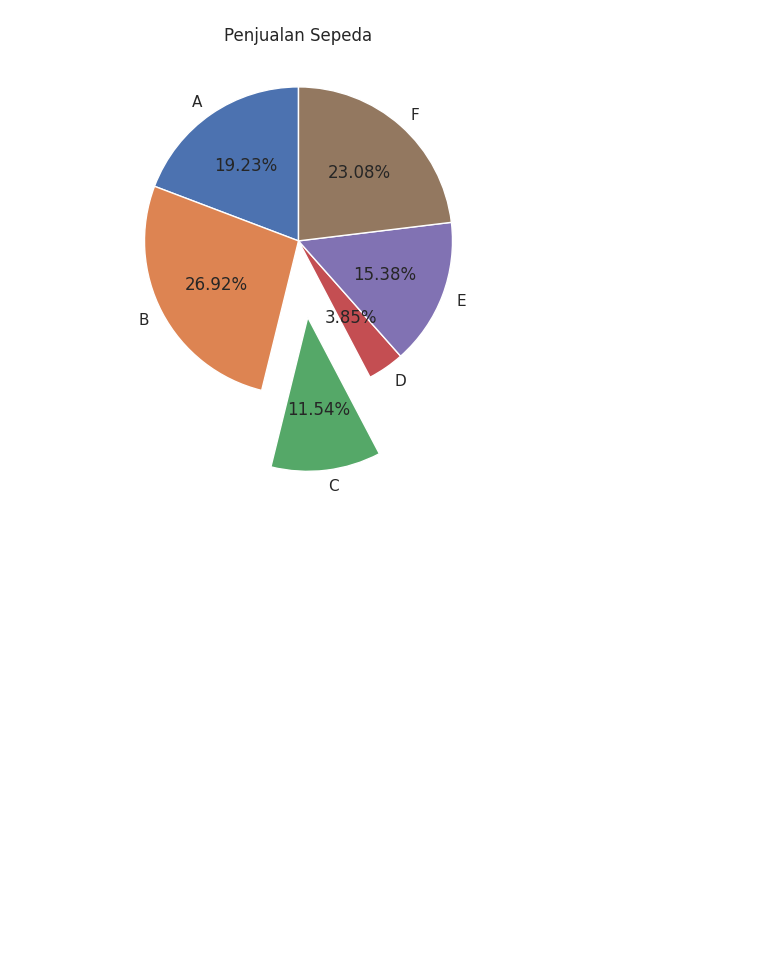
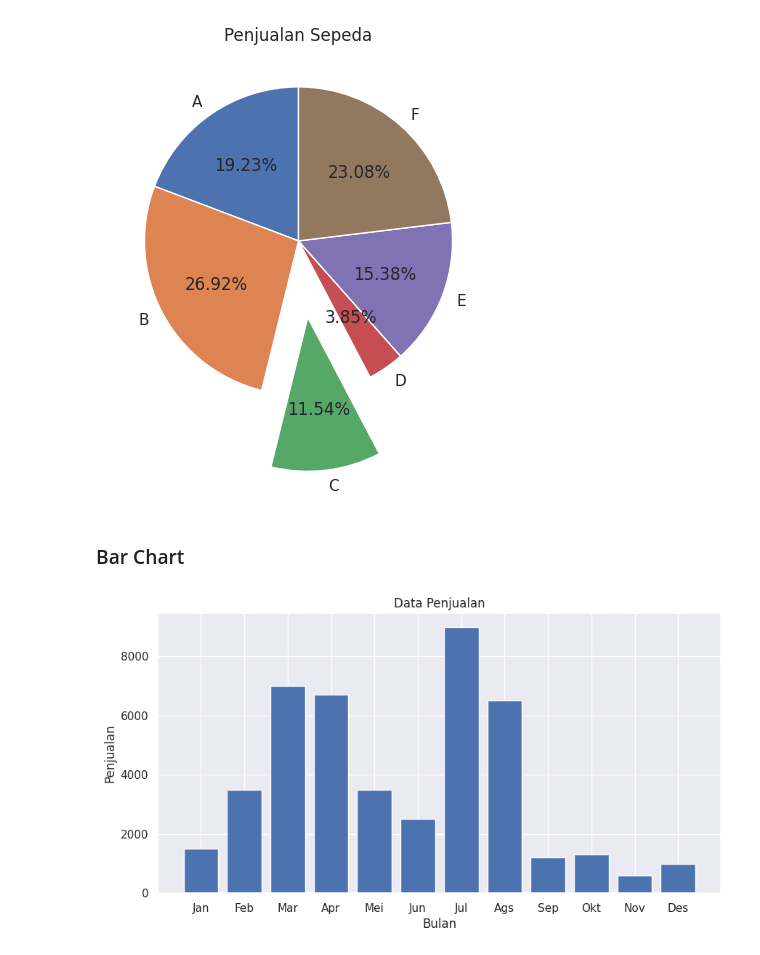
Before and after one commit to KevinCandra9999/colab-3, a Jupyter notebook: Visualisasi_data.ipynb, the cells around one changed output. Saved outputs shown, nothing was run; the diff lists cells and outputs as text; code cells hidden in the pictures; blank space fills up the shorter version.

```diff
--- a/Visualisasi_data.ipynb
+++ b/Visualisasi_data.ipynb
@@ -215,3 +216,16 @@ plt.title('Penjualan Sepeda')
 # %% [output]
 Text(0.5, 1.0, 'Penjualan Sepeda')
 [figure]
+# %% [markdown]
+### Bar Chart
+# %%
+bulan = ['Jan','Feb','Mar','Apr','Mei','Jun','Jul','Ags','Sep','Okt','Nov','Des']
+penjualan = [1500,3500,7000,6700,3500,2500,9000,6500,1200,1300,600,1000]
+fig=plt.figure(figsize=(10,5))
+plt.bar(bulan, penjualan)
+plt.title('Data Penjualan')
+plt.xlabel('Bulan')
+plt.ylabel('Penjualan')
+plt.show()
+# %% [output]
+[figure, added]
```
Also changed, not shown: parts of 11 cells of this notebook.
